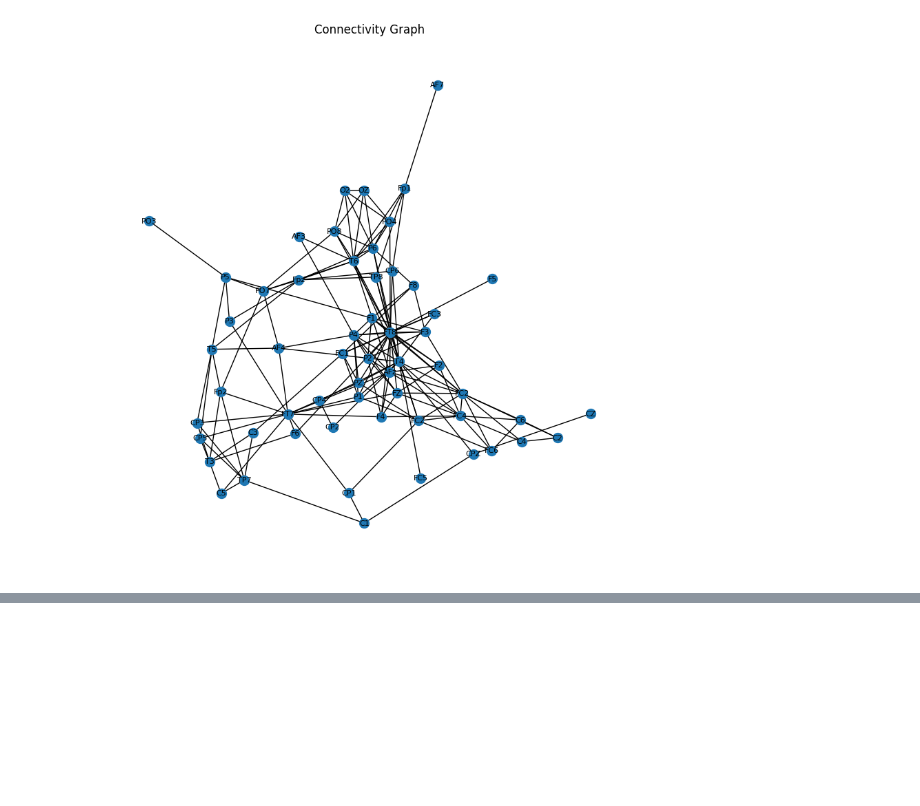
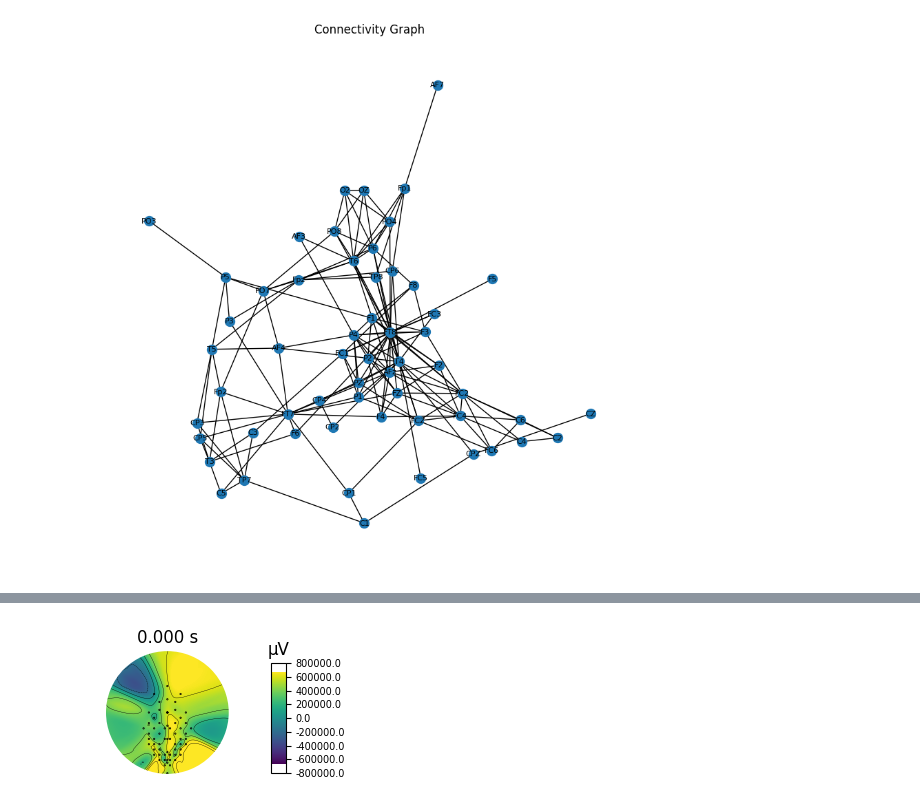
Before and after one commit to Nadezda-Sut/EEG, a Jupyter notebook: EEG_Connectivity_processing.ipynb, the cells around one changed output, grey strips where cells are left out. Drawn from its saved outputs; the diff is of its cells as text; code cells hidden in the pictures; blank space fills up the shorter version.

```diff
--- a/EEG_Connectivity_processing.ipynb
+++ b/EEG_Connectivity_processing.ipynb
@@ -153,0 +339,91 @@ Small World Index: 1.4497470652045499
+# %%
+import pandas as pd
+import numpy as np
+import mne
+
+# Load the CSV matrix data
+csv_file_path = "/content/gdrive/My Drive/Colab Notebooks/1IEDo_matrix_sensors_wpli.csv"
+data = pd.read_csv(csv_file_path, index_col=0)
+adjacency_matrix = data.values
+
+# Create MNE info structure
+ch_names = data.columns.tolist()  # Electrode labels
+ch_types = ['eeg'] * len(ch_names)  # Electrode type (assuming EEG data)
+info = mne.create_info(ch_names, sfreq=1000, ch_types=ch_types)
+
+# Define electrode positions manually
+electrode_positions = {
+    'AF7': (-5, 7, 0),
+    'AF3': (-3, 4, 0),
+    'Fp1': (-3, 1, 0),
+    'Fp2': (3, 1, 0),
+    'AF4': (3, 4, 0),
+    'AF8': (5, 7, 0),
+    'F7': (-7, 0, 0),
+    'F5': (-5, -2, 0),
+    'F3': (-3, -4, 0),
+    'F1': (-1, -6, 0),
+    'F2': (1, -6, 0),
+    'F4': (3, -4, 0),
+    'F6': (5, -2, 0),
+    'F8': (7, 0, 0),
+    'FT7': (-7, -4, 0),
+    'FC5': (-5, -6, 0),
+    'FC3': (-3, -8, 0),
+    'FC1': (-1, -10, 0),
+    'FC2': (1, -10, 0),
+    'FC4': (3, -8, 0),
+    'FC6': (5, -6, 0),
+    'FT8': (7, -4, 0),
+    'T3': (-9, -6, 0),
+    'C5': (-7, -8, 0),
+    'C3': (-5, -10, 0),
+    'C1': (-3, -12, 0),
+    'C2': (3, -12, 0),
+    'C4': (5, -10, 0),
+    'C6': (7, -8, 0),
+    'T4': (9, -6, 0),
+    'TP7': (-7, -10, 0),
+    'CP5': (-5, -12, 0),
+    'CP3': (-3, -14, 0),
+    'CP1': (-1, -16, 0),
+    'CP2': (1, -16, 0),
+    'CP4': (3, -14, 0),
+    'CP6': (5, -12, 0),
+    'TP8': (7, -10, 0),
+    'T5': (-7, -12, 0),
+    'P5': (-5, -14, 0),
+    'P3': (-3, -16, 0),
+    'P1': (-1, -18, 0),
+    'P2': (1, -18, 0),
+    'P4': (3, -16, 0),
+    'P6': (5, -14, 0),
+    'T6': (7, -12, 0),
+    'Fpz': (0, 10, 0),
+    'PO7': (-5, -16, 0),
+    'PO3': (-3, -18, 0),
+    'O1': (-1, -20, 0),
+    'O2': (1, -20, 0),
+    'PO4': (3, -18, 0),
+    'PO8': (5, -16, 0),
+    'OZ': (0, -19, 0),
+    'AFz': (0, 5, 0),
+    'FZ': (0, 0, 0),
+    'FCZ': (0, -5, 0),
+    'CZ': (0, -10, 0),
+    'CPZ': (0, -15, 0),
+    'PZ': (0, -18, 0),
+    'POZ': (0, -23, 0),
+}
+
+# Create custom montage
+montage = mne.channels.make_dig_montage(ch_pos=electrode_positions, coord_frame='head')
+info.set_montage(montage)
+
+# Create MNE EvokedArray object
+evoked = mne.EvokedArray(adjacency_matrix, info)
+
+# Plot scalp surface
+evoked.plot_topomap(times=0, cmap='viridis')
+# %% [output]
+[figure, added]
```
Also changed, not shown: parts of 6 cells of this notebook.
